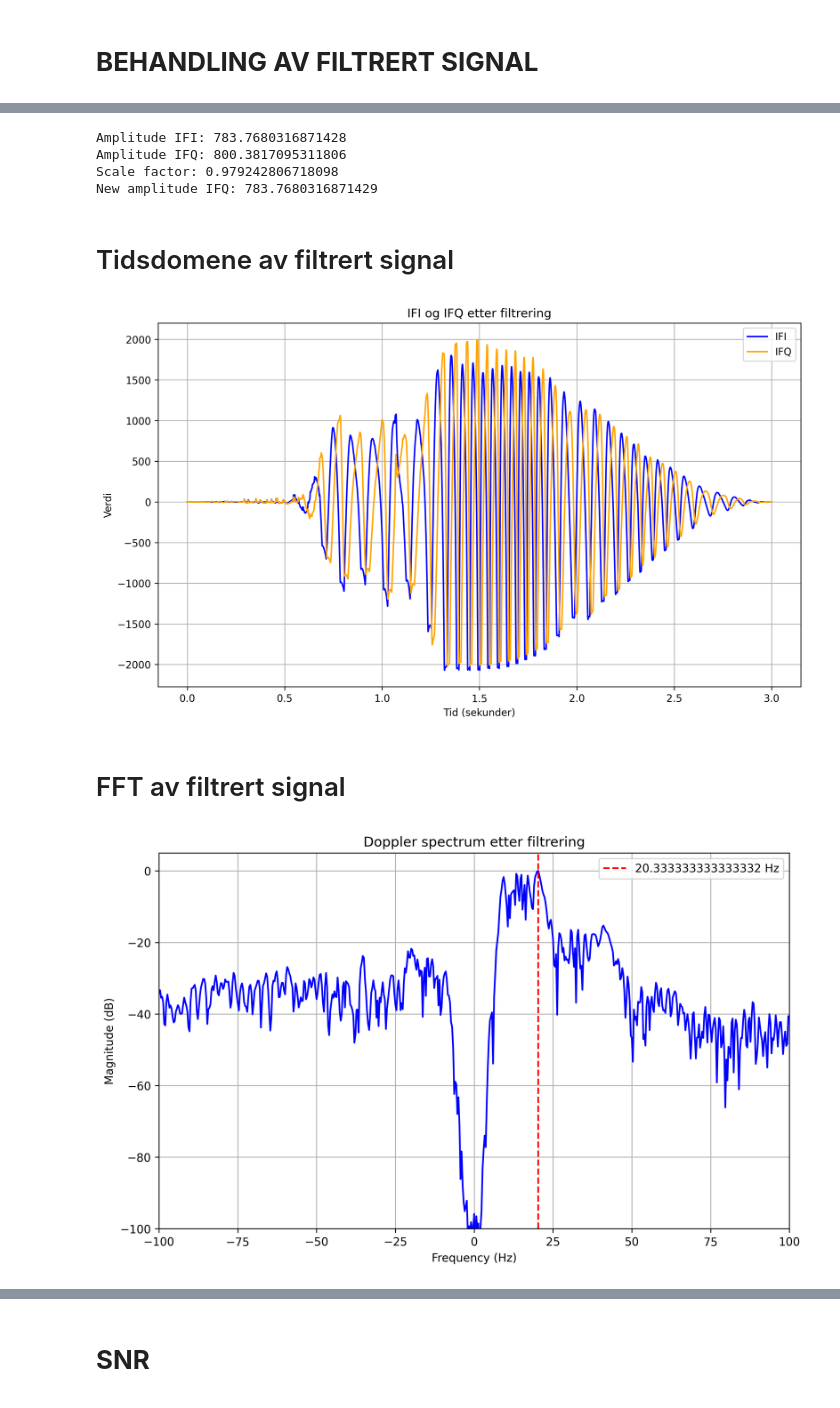
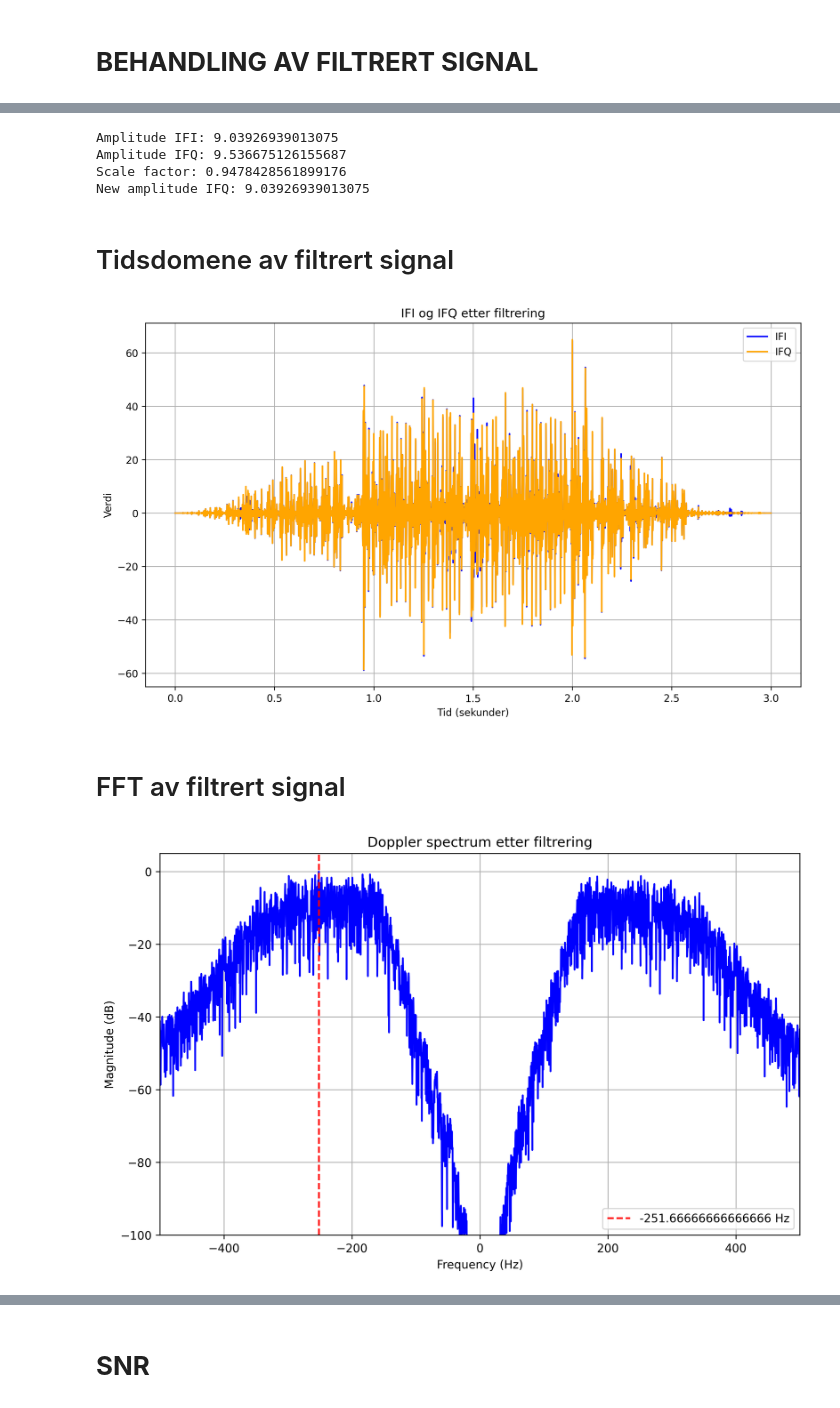
Before and after one commit to FoggyPopcorn/TTT4280---Lab, a Jupyter notebook: Lab_4/Plotting_av_data.ipynb, the cells around one changed output, grey strips where cells are left out. Saved outputs shown, nothing was run; the diff lists cells and outputs as text; code cells hidden in the pictures.

```diff
--- a/Lab_4/Plotting_av_data.ipynb
+++ b/Lab_4/Plotting_av_data.ipynb
@@ -104,7 +104,7 @@ plt.show()
 # %%
 
 sample_period, data = raspi_import(
-    "Målinger/Radar_vekk1.bin"
+    "Målinger/RadarTest3.bin"
 )
 display(HTML('<h1>Rådata form og informasjon</h1>'))
 print("Sample period:", sample_period, "s")
@@ -222,7 +222,7 @@ plt.ylabel("Magnitude (dB)")
 plt.title("Doppler spectrum")
 plt.legend()
 plt.ylim(-100, 5)
-plt.xlim(-100,100)
+plt.xlim(-500,500)
 plt.grid()
 plt.show()
 
@@ -294,8 +294,8 @@ c = 3e8
 f_radar = 24e9
 lam = c / f_radar
 
-v_min = 0.05
-v_max = 2
+v_min = 1
+v_max = 2.3
 
 f_min = 2*v_min/lam
 f_max = 2*v_max/lam
@@ -396,7 +396,7 @@ plt.ylabel("Magnitude (dB)")
 plt.title("Doppler spectrum etter filtrering")
 plt.axvline(f_peak, color="red", linestyle="--", label=f"{f_peak} Hz")
 plt.legend()
-plt.xlim(-100, 100)
+plt.xlim(-500, 500)
 plt.ylim(-100, 5)
 plt.grid()
 plt.show()
@@ -426,11 +426,11 @@ Maksimum frekvens (f_max): 320.00 Hz
 Filterorden: 3
 Skalering parametere etter filtrering
-Amplitude IFI: 783.7680316871428
-Amplitude IFQ: 800.3817095311806
-Scale factor: 0.979242806718098
-New amplitude IFQ: 783.7680316871429
+Amplitude IFI: 9.03926939013075
+Amplitude IFQ: 9.536675126155687
+Scale factor: 0.9478428561899176
+New amplitude IFQ: 9.03926939013075
 Tidsdomene av filtrert signal
-[figure, old version]
+[figure, new version]
 FFT av filtrert signal
-[figure, old version]
+[figure, new version]
 Utregnet fart for filtrert signal
```
Also changed, not shown: parts of 6 cells of this notebook, 19 other files.
